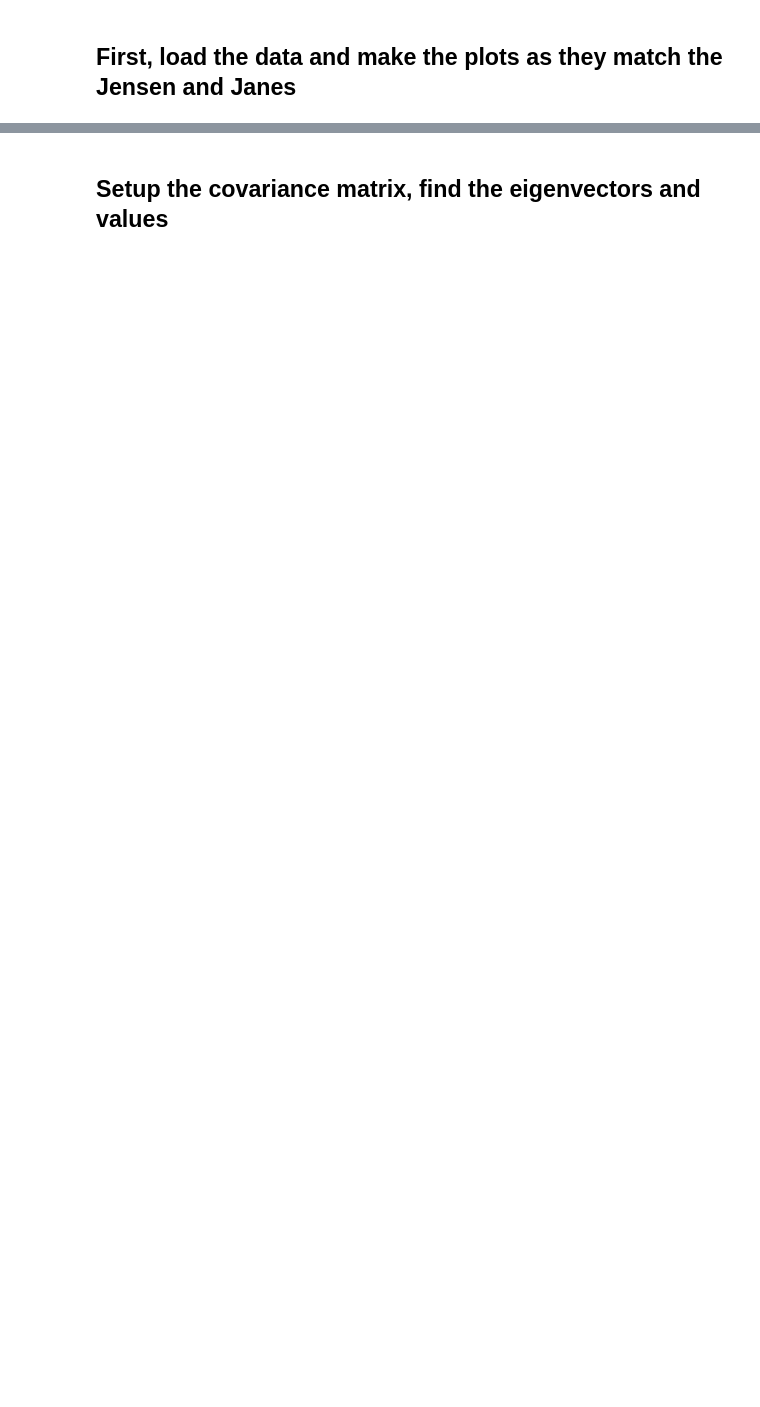
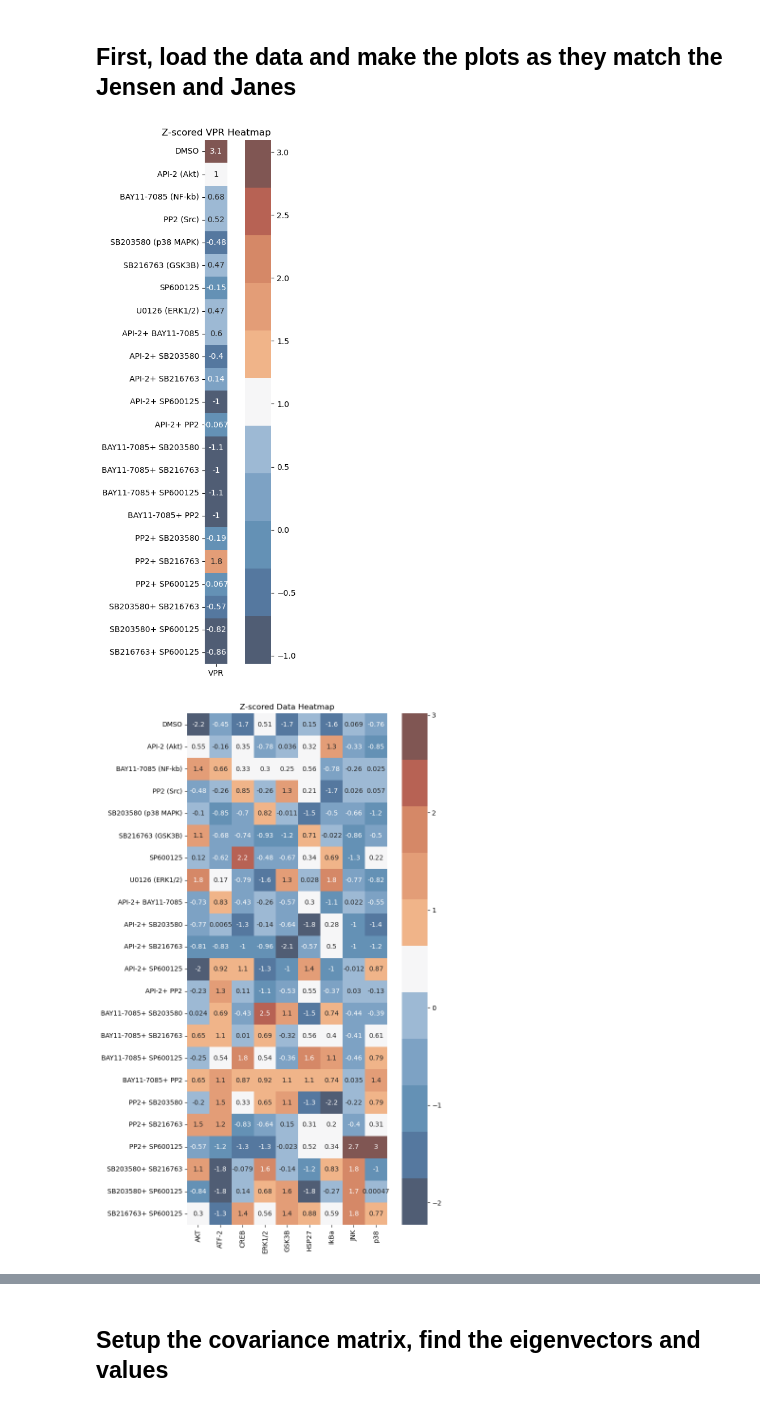
Before and after one commit to knaegle/MDS_JensenJanes, a Jupyter notebook: Jensen_Janes.ipynb, the cells around one changed output, grey strips where cells are left out. Saved outputs shown, nothing was run; the diff lists cells and outputs as text; code cells hidden in the pictures; blank space fills up the shorter version.

```diff
--- a/Jensen_Janes.ipynb
+++ b/Jensen_Janes.ipynb
@@ -16,4 +18,15 @@ custom_cmap = ListedColormap(array_map['arraymap'])
 # %%
 #load the dataframe
 data = pd.read_csv('Jensen_Janes_data_integral.csv', index_col=0)
 vpr = pd.read_csv('Jensen_Janes_VPR.csv', index_col=0)
+
+#take the zscore of the data and the VPR and plot these.
+df_VPR_zscore = vpr.apply(stats.zscore, axis=0, nan_policy='omit')
+df_data_zscore = data.apply(stats.zscore, axis=0, nan_policy='omit')
+
+plot_data_heatmap(df_data_zscore, df_VPR_zscore, custom_cmap)
+
+eigval, eigvec = pca(df_data_zscore, custom_cmap)
+# %% [output]
+[figure, added]
+[figure, added]
```
Also changed, not shown: parts of 17 cells of this notebook.
